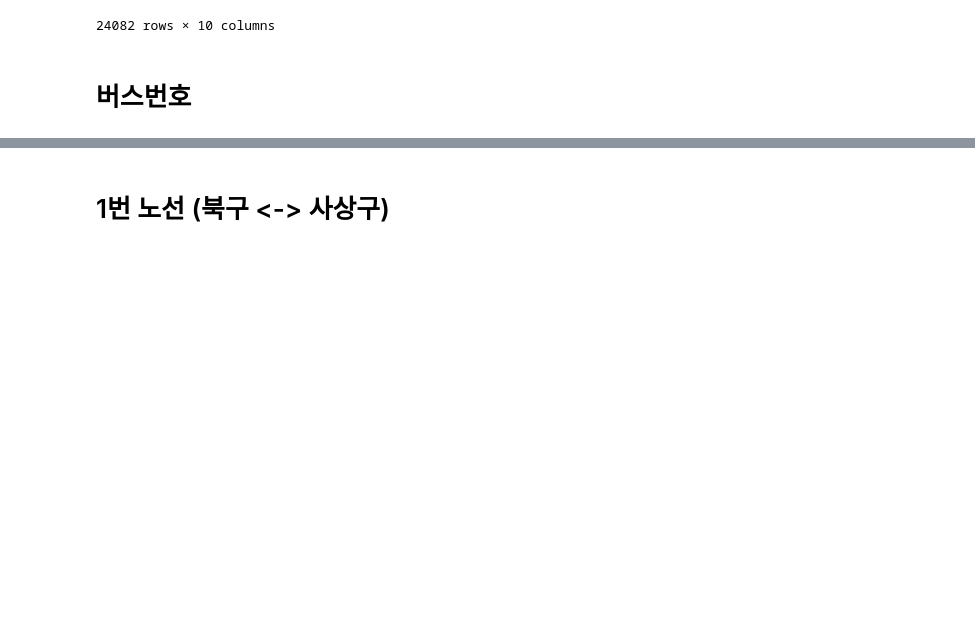
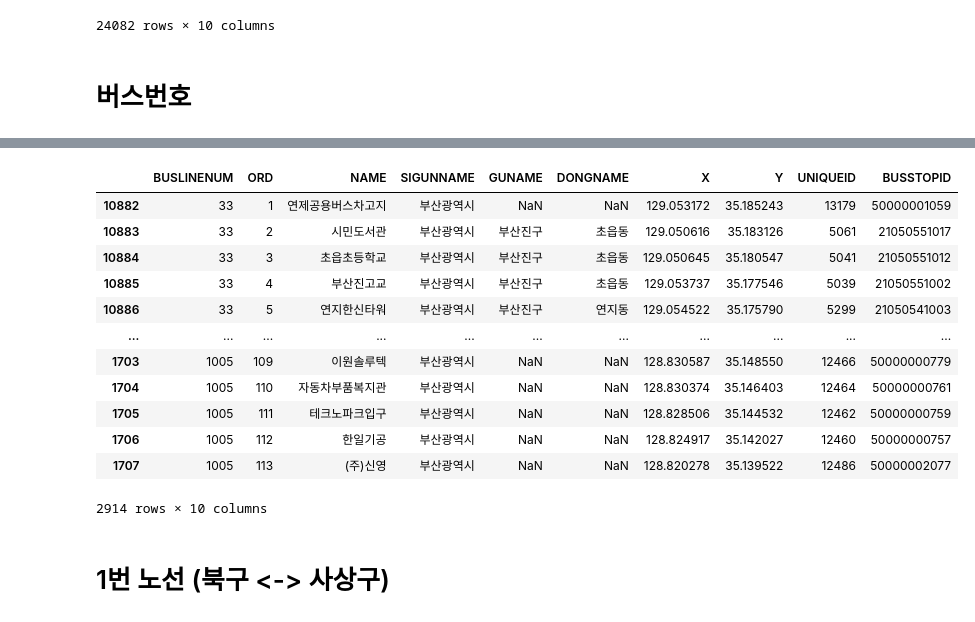
Before and after one commit to WithU-Bus/WithU-Bus, a Jupyter notebook: 버스노선연결.ipynb, the cells around one changed output, grey strips where cells are left out. Cells and saved outputs as stored; diff of their text form; code cells hidden in the pictures; blank space fills up the shorter version.

```diff
--- a/버스노선연결.ipynb
+++ b/버스노선연결.ipynb
@@ -55,0 +80,18 @@ bus_33.head(3)
+# %%
+bus_stop = pd.concat([bus_33, bus_133, bus_123, bus_126, bus_169, bus_15, bus_160, bus_169_1, bus_59, bus_33_1, bus_31, bus_68, bus_168, bus_108, bus_67,
+            bus_138, bus_138_1, bus_61, bus_186, bus_16, bus_161, bus_338, bus_307, bus_62, bus_1005], axis=0)
+bus_stop
+# %% [output]
+|  | BUSLINENUM | ORD | NAME | SIGUNNAME | GUNAME | DONGNAME | X | Y | UNIQUEID | BUSSTOPID |
+| 10882 | 33 | 1 | 연제공용버스차고지 | 부산광역시 | NaN | NaN | 129.053172 | 35.185243 | 13179 | 50000001059 |
+| 10883 | 33 | 2 | 시민도서관 | 부산광역시 | 부산진구 | 초읍동 | 129.050616 | 35.183126 | 5061 | 21050551017 |
+| 10884 | 33 | 3 | 초읍초등학교 | 부산광역시 | 부산진구 | 초읍동 | 129.050645 | 35.180547 | 5041 | 21050551012 |
+| 10885 | 33 | 4 | 부산진고교 | 부산광역시 | 부산진구 | 초읍동 | 129.053737 | 35.177546 | 5039 | 21050551002 |
+| 10886 | 33 | 5 | 연지한신타워 | 부산광역시 | 부산진구 | 연지동 | 129.054522 | 35.175790 | 5299 | 21050541003 |
+| ... | ... | ... | ... | ... | ... | ... | ... | ... | ... | ... |
+| 1703 | 1005 | 109 | 이원솔루텍 | 부산광역시 | NaN | NaN | 128.830587 | 35.148550 | 12466 | 50000000779 |
+| 1704 | 1005 | 110 | 자동차부품복지관 | 부산광역시 | NaN | NaN | 128.830374 | 35.146403 | 12464 | 50000000761 |
+| 1705 | 1005 | 111 | 테크노파크입구 | 부산광역시 | NaN | NaN | 128.828506 | 35.144532 | 12462 | 50000000759 |
+| 1706 | 1005 | 112 | 한일기공 | 부산광역시 | NaN | NaN | 128.824917 | 35.142027 | 12460 | 50000000757 |
+| 1707 | 1005 | 113 | (주)신영 | 부산광역시 | NaN | NaN | 128.820278 | 35.139522 | 12486 | 50000002077 |
+2914 rows × 10 columns
```
Also changed, not shown: parts of 7 cells of this notebook, 58 other files.
